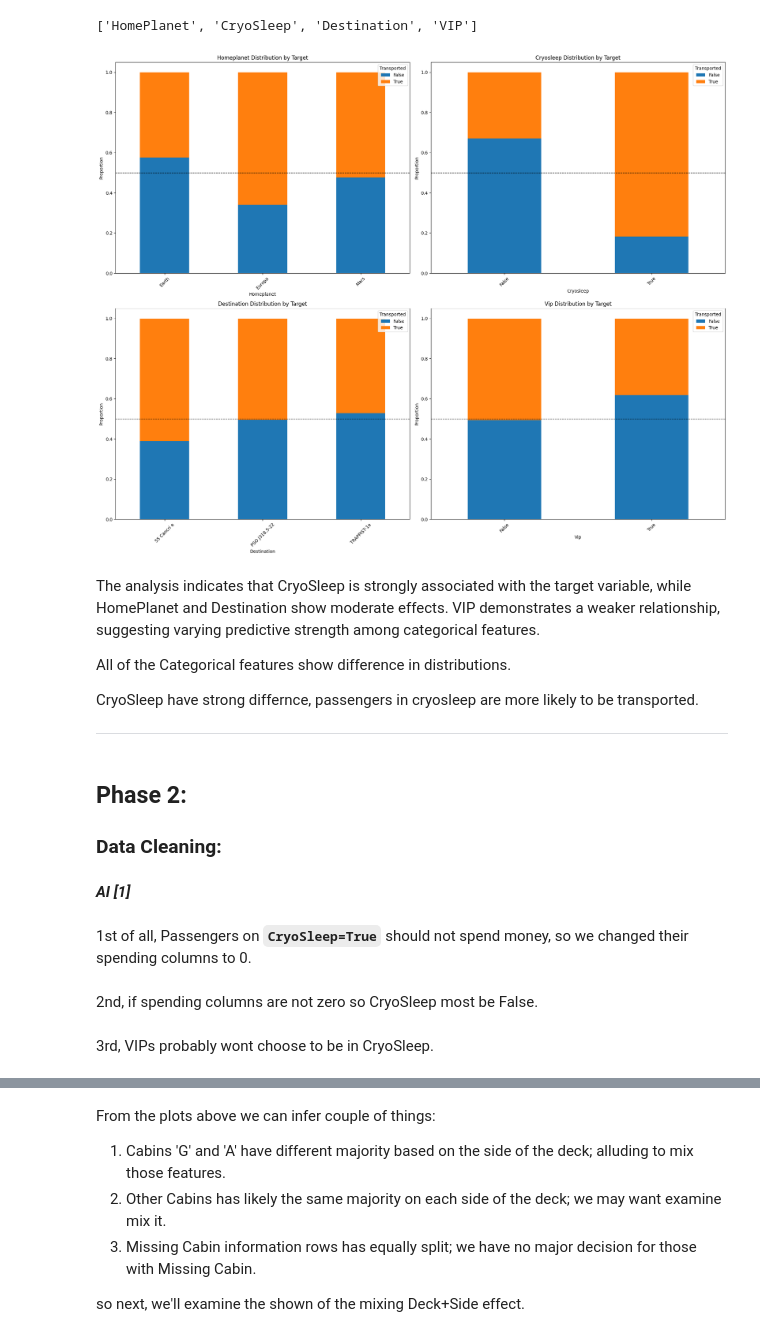
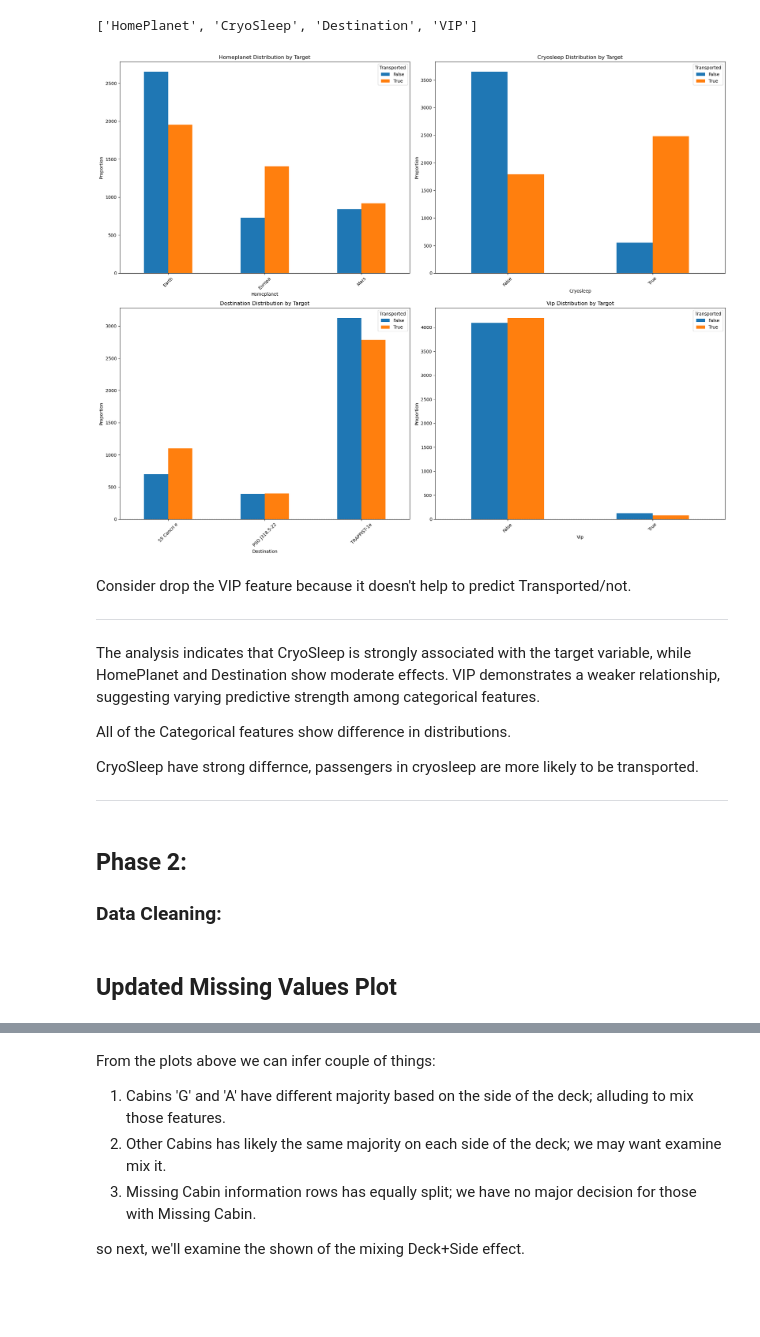
Before and after one commit to YarinArava/SpaceShipTitanic_FinalProject, a Jupyter notebook: Spaceship_Titanic_edited_2.ipynb, the cells around one changed output, grey strips where cells are left out. Saved outputs shown, nothing was run; the diff lists cells and outputs as text; code cells hidden in the pictures; blank space fills up the shorter version.

```diff
--- a/Spaceship_Titanic_edited_2.ipynb
+++ b/Spaceship_Titanic_edited_2.ipynb
@@ -10,6 +10,6 @@ from prettytable import PrettyTable
 ## Phase 1:
 ### Exploratory Data Analysis:
 # %%
-df = pd.read_csv('data/Spaceship data.csv')
+df = pd.read_csv('Spaceship data.csv')
 df.head()
 # %% [output]
@@ -192,6 +197,6 @@ df['PassengerGroup'] = df['PassengerId'].str.split('_').str[0]
 
 # Compute room / group size
 group_sizes = df['PassengerGroup'].value_counts()
-df['RoomSize'] = df['PassengerGroup'].map(group_sizes)
+df['GroupSize'] = df['PassengerGroup'].map(group_sizes)
 # %%
 ct = pd.crosstab(
@@ -216,7 +219,7 @@ Room size shows a relationship with the target variable. Small and medium group
 ### Categorical Analysis:
 # %%
 cat_features=[f for f in df.columns
-              if f not in continuous_cols + ["PassengerId","Name","Transported","RoomSize"]
+              if f not in continuous_cols + ["PassengerId","Name","Transported","GroupSize","PassengerGroup"]
               and df[f].nunique()<50]
 
 cat_features
@@ -225,25 +228,26 @@ cat_features
 # %%
 target = 'Transported'
 
 # Create subplots for each categorical feature
 fig, axs = plt.subplots(2,2, figsize=(20, 16))
 
 # Loop through each categorical feature and plot the contingency table in a subplot
 for i, col in enumerate(cat_features):
-    contingency_table = pd.crosstab(df[col], df[target], normalize='index')
-    contingency_table.plot(kind='bar', stacked=True, ax=axs[i//2, i%2])
+    contingency_table = pd.crosstab(df[col], df[target])
+    contingency_table.plot(kind='bar', stacked=False, ax=axs[i//2, i%2])
     axs[i//2, i%2].set_title(f"{col.title()} Distribution by Target")
     axs[i//2, i%2].set_xlabel(col.title())
     axs[i//2, i%2].set_ylabel("Proportion")
-
     axs[i//2, i%2].axhline(0.5, color='black', linestyle='--', linewidth=1)
     axs[i//2, i%2].tick_params(axis='x', rotation=45)
 
 fig.tight_layout()
 plt.show()
 # %% [output]
-[figure, old version]
+[figure, new version]
 # %% [markdown]
+Consider drop the VIP feature because it doesn't help to predict Transported/not.
+***
 The analysis indicates that CryoSleep is strongly associated with the target variable, while HomePlanet and Destination show moderate effects. VIP demonstrates a weaker relationship, suggesting varying predictive strength among categorical features.
 
 All of the Categorical features show difference in distributions.
@@ -262,8 +266,3 @@ spending_cols = [
     'Spa',
     'VRDeck'
 ]
-# %% [markdown]
-***AI [1]***
-# %% [markdown]
-
-1st of all, Passengers on **`CryoSleep=True`** should not spend money, so we changed their spending columns to 0.
@@ -274,2 +268,0 @@ df.loc[df['CryoSleep'] == True, spending_cols] = 0
-# %% [markdown]
-2nd, if spending columns are not zero so CryoSleep most be False.
@@ -280,2 +268,0 @@ df.loc[df['CryoSleep'].isna() & (df[spending_cols].fillna(0).sum(axis=1) != 0),
-# %% [markdown]
-3rd, VIPs probably wont choose to be in CryoSleep.
@@ -286,3 +269,5 @@ df.loc[(df['CryoSleep'].isna()) & (df['VIP']==True), 'CryoSleep'] = False
+# %% [markdown]
+## Updated Missing Values Plot
 # %%
 # Checking which of columns have missing value and its percentage
 missing = df.isnull().mean().sort_values(ascending=False)
```
Also changed, not shown: parts of 22 cells of this notebook.
